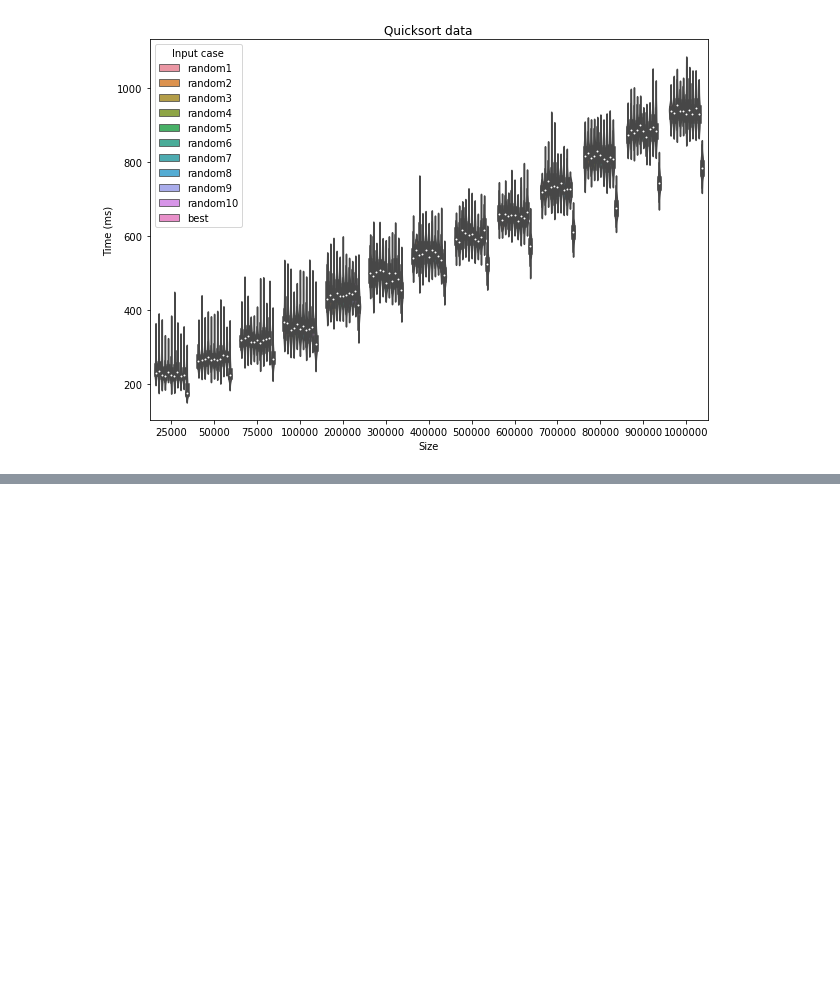
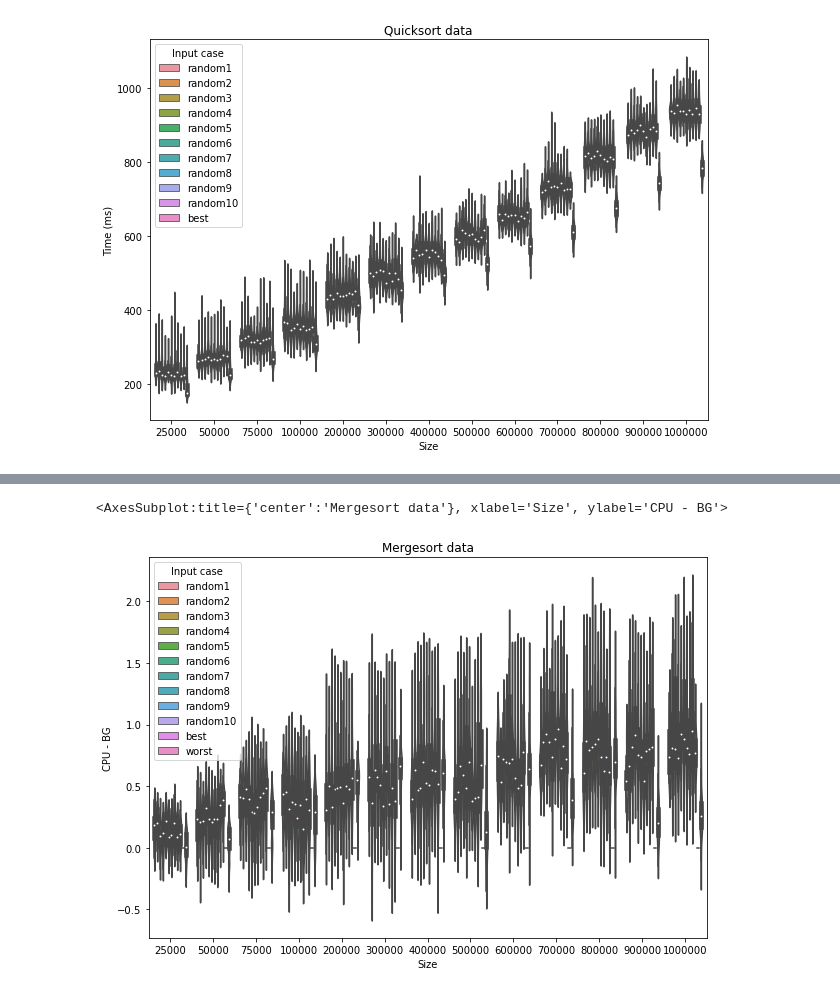
Before and after one commit to hrallil/RAPL_measurements, a Jupyter notebook: Java/FinalResults/DataAnalysis.ipynb, the cells around one changed output, grey strips where cells are left out. Saved outputs shown, nothing was run; the diff lists cells and outputs as text; code cells hidden in the pictures; blank space fills up the shorter version.

```diff
--- a/Java/FinalResults/DataAnalysis.ipynb
+++ b/Java/FinalResults/DataAnalysis.ipynb
@@ -149,0 +201,27 @@ dfCounting["CPU - BG"] = l
+# %%
+#Mergesort
+bgAVGrand = []
+bgAVGWorst = []
+bgAVGBest = []
+s = [25000,50000,75000,100000,200000,300000,400000,500000,600000,700000,800000,900000,1000000]
+l = []
+for size in range(len(s)):
+    bgAVGrand.append(dfReadCSV[dfReadCSV["Test name"] == f"readCSVRand{s[size]}"].mean())
+for size in range(len(s)):
+    bgAVGWorst.append(dfReadCSV[dfReadCSV["Test name"] == f"readCSVMergeWorst{s[size]}"].mean())
+for size in range(len(s)):
+    bgAVGBest.append(dfReadCSV[dfReadCSV["Test name"] == f"readCSVMergeBest{s[size]}"].mean())
+
+for i in range(len(dfMergeSort)):
+    for size in range(len(s)):
+        if (int(dfMergeSort["Size"][i]) == s[size]):
+            if(dfMergeSort["Input case"][i] != "worst" and dfMergeSort["Input case"][i] != "best"):
+                l.append(dfMergeSort["CPU (J)"][i] - bgAVGrand[size]["CPU (J)"])
+            if(dfMergeSort["Input case"][i] == "best"):
+                l.append(0)                                         # We're missing sorted. Has been named "revsorted" in the Makefile for readCSV
+            if(dfMergeSort["Input case"][i] == "worst"):
+                l.append(dfMergeSort["CPU (J)"][i] - bgAVGWorst[size]["CPU (J)"])                                         # we need to redo rev-sorted. has been mixed with revsorted in the Makefile for readCSV
+
+dfMergeSort["CPU - BG"] = l
+
+dfMergeSort[dfMergeSort["Input case"]=="best"]
@@ -199,0 +308,7 @@ sns.violinplot(data = dfMergeSort, y = "Time (ms)", x = "Size", hue ="Input case
+# %%
+plt.figure(figsize=(10,7))
+plt.title("Mergesort data") # [dfCounting["Input case"]!="best"][dfCounting["Input case"]!="worst"]
+sns.violinplot(data = dfMergeSort, y = "CPU - BG", x = "Size", hue = "Input case")
+# %% [output]
+<AxesSubplot:title={'center':'Mergesort data'}, xlabel='Size', ylabel='CPU - BG'>
+[figure, added]
```
Also changed, not shown: parts of 12 cells of this notebook, 1 other file.
